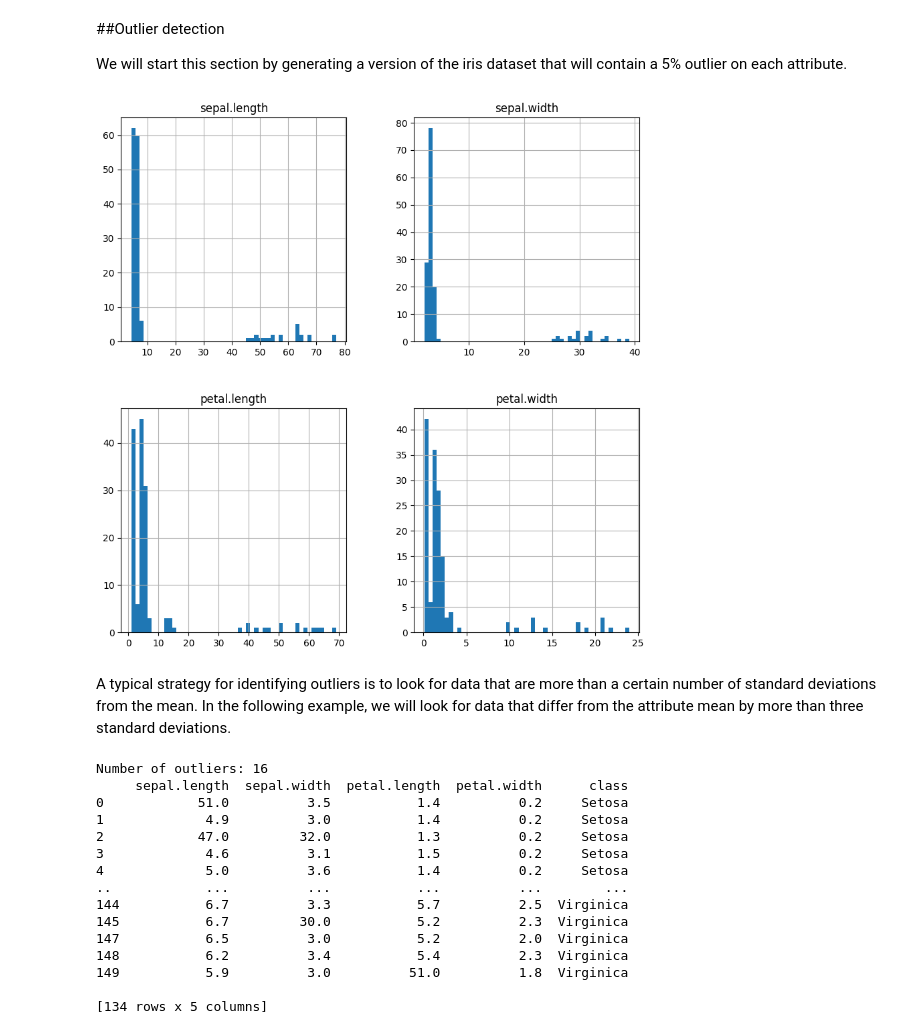
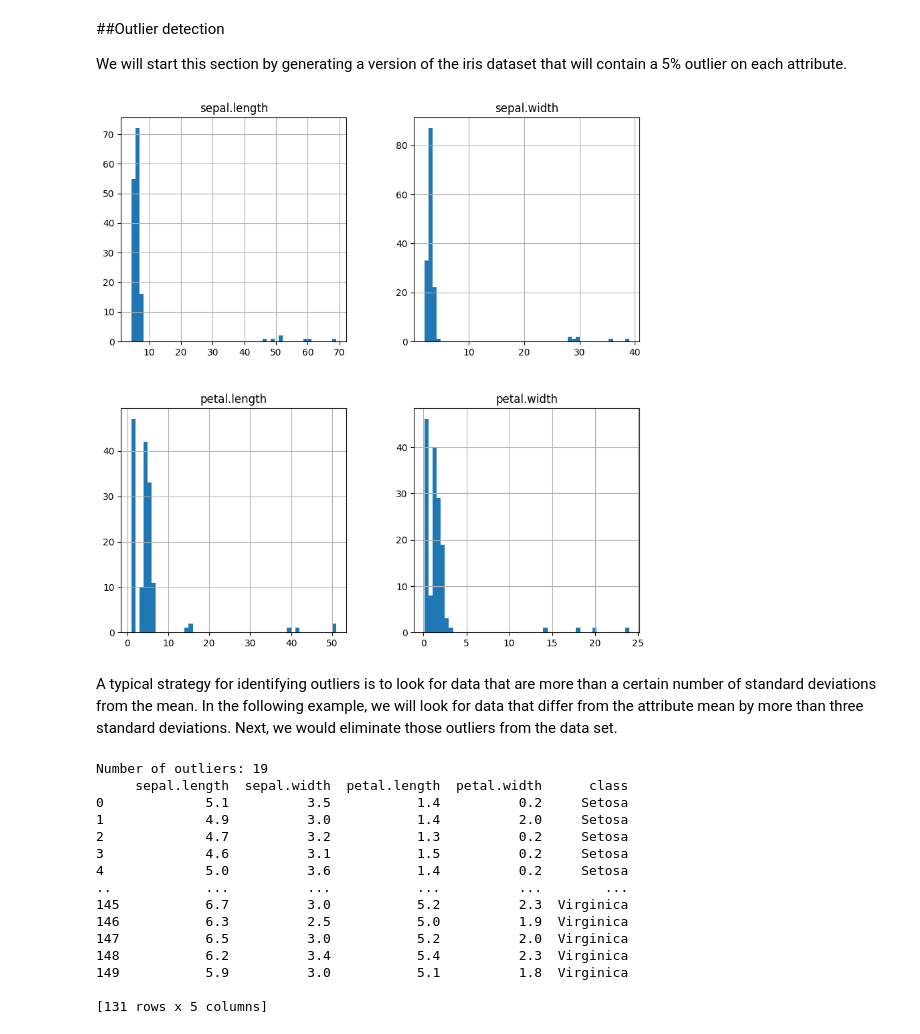
Before and after one commit to AbrahamOtero/MLiB, a Jupyter notebook: 2_TransformData.ipynb, the cells around one changed output. Cells and saved outputs as stored; diff of their text form; code cells hidden in the pictures.

```diff
--- a/2_TransformData.ipynb
+++ b/2_TransformData.ipynb
@@ -633,22 +591,21 @@ We will start this section by generating a version of the iris dataset that will
 # %%
 # Create a copy of the iris dataset
 iris_outliers = iris.copy()
 
 # Iterate over each column and introduce outliers
-for col in iris_outliers.columns[:-1]:  # Exclude the 'class' column
+for col in iris_outliers.columns[:-1]:  # Exclude the 'class' column, the last one (-1)
     # Randomly select 5% of the indices to introduce outliers
-    idx = np.random.choice(iris_outliers.index, size=int(len(iris_outliers) * 0.15), replace=False)
+    idx = np.random.choice(iris_outliers.index, size=int(len(iris_outliers) * 0.05), replace=False)
     iris_outliers.loc[idx, col] *= 10  # Multiply the values by 10 to create outliers
 
 # Plot histograms of each attribute
 iris_outliers.hist(figsize=(10, 10), bins=50)
 plt.show()
 # %% [output]
-[figure, old version]
+[figure, new version]
 # %% [markdown]
-A typical strategy for identifying outliers is to look for data that are more than a certain number of standard deviations from the mean. In the following example, we will look for data that differ from the attribute mean by more than three standard deviations.
+A typical strategy for identifying outliers is to look for data that are more than a certain number of standard deviations from the mean. In the following example, we will look for data that differ from the attribute mean by more than three standard deviations. Next, we would eliminate those outliers from the data set.
 # %%
-
 # Calculate the mean and standard deviation of each attribute
 means = iris_outliers.mean(numeric_only=True)
 stds = iris_outliers.std(numeric_only=True)
@@ -665,18 +622,18 @@ print("Number of outliers:", outliers_mask.sum())
 # Display the dataset without outliers
 print(iris_no_outliers)
 # %% [output]
-Number of outliers: 16
+Number of outliers: 19
      sepal.length  sepal.width  petal.length  petal.width      class
-0            51.0          3.5           1.4          0.2     Setosa
-1             4.9          3.0           1.4          0.2     Setosa
-2            47.0         32.0           1.3          0.2     Setosa
+0             5.1          3.5           1.4          0.2     Setosa
+1             4.9          3.0           1.4          2.0     Setosa
+2             4.7          3.2           1.3          0.2     Setosa
 3             4.6          3.1           1.5          0.2     Setosa
 4             5.0          3.6           1.4          0.2     Setosa
 ..            ...          ...           ...          ...        ...
-144           6.7          3.3           5.7          2.5  Virginica
-145           6.7         30.0           5.2          2.3  Virginica
+145           6.7          3.0           5.2          2.3  Virginica
+146           6.3          2.5           5.0          1.9  Virginica
 147           6.5          3.0           5.2          2.0  Virginica
 148           6.2          3.4           5.4          2.3  Virginica
-149           5.9          3.0          51.0          1.8  Virginica
+149           5.9          3.0           5.1          1.8  Virginica
 
-[134 rows x 5 columns]
+[131 rows x 5 columns]
```
Also changed, not shown: parts of 12 cells of this notebook.
